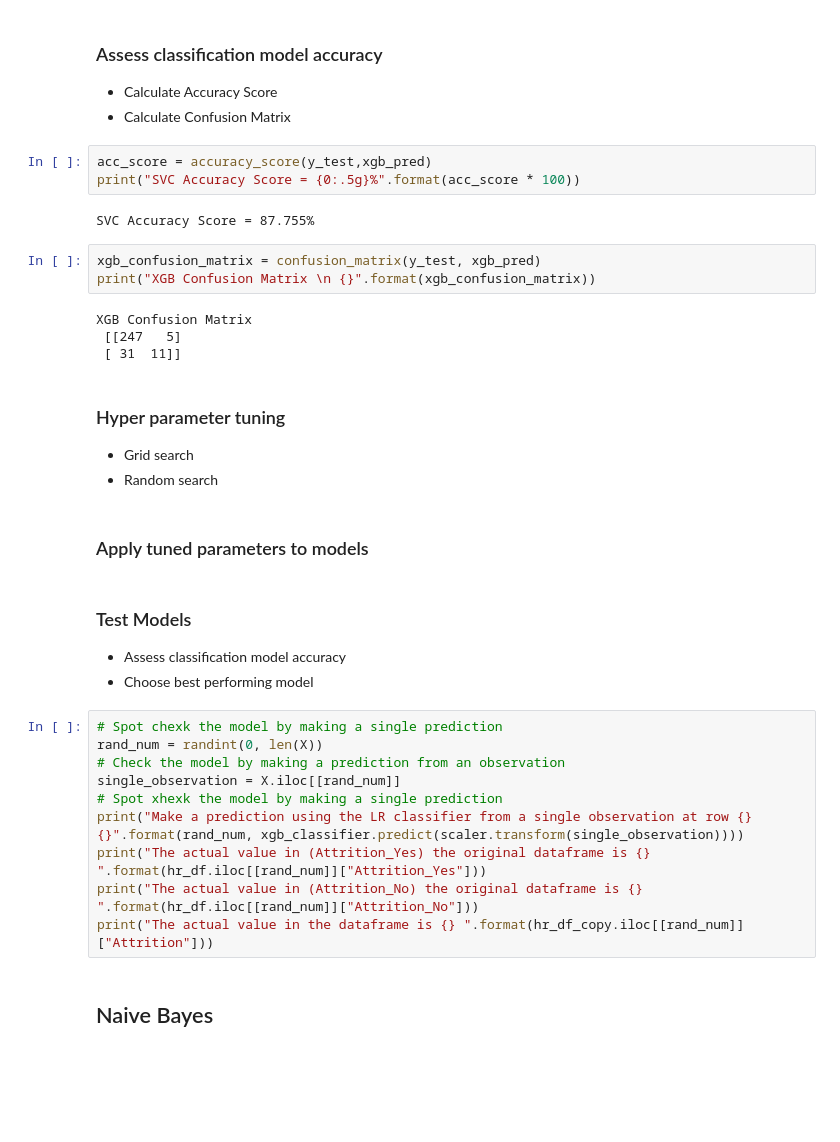
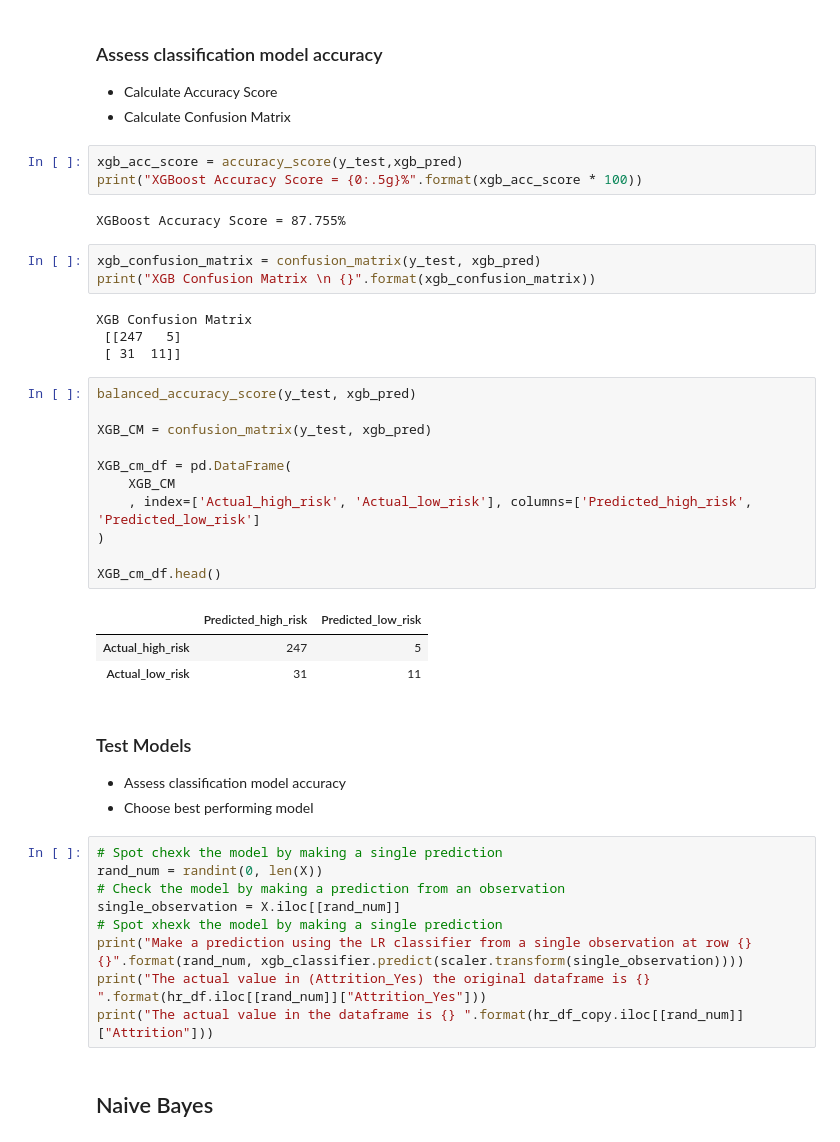
Before and after one commit to lykkelig/Group6_Final_Project, a Jupyter notebook: RonH/Employee_Attrition_Model.ipynb, the cells around one changed output. Cells and saved outputs as stored; diff of their text form; blank space fills up the shorter version.

```diff
--- a/RonH/Employee_Attrition_Model.ipynb
+++ b/RonH/Employee_Attrition_Model.ipynb
@@ -953,10 +905,10 @@ xgb_pred = xgb_classifier.predict(X_test)
 - Calculate Accuracy Score
 - Calculate Confusion Matrix
 # %%
-acc_score = accuracy_score(y_test,xgb_pred)
-print("SVC Accuracy Score = {0:.5g}%".format(acc_score * 100))
+xgb_acc_score = accuracy_score(y_test,xgb_pred)
+print("XGBoost Accuracy Score = {0:.5g}%".format(xgb_acc_score * 100))
 # %% [output]
-SVC Accuracy Score = 87.755%
+XGBoost Accuracy Score = 87.755%
 # %%
 xgb_confusion_matrix = confusion_matrix(y_test, xgb_pred)
 print("XGB Confusion Matrix \n {}".format(xgb_confusion_matrix))
@@ -964,14 +916,21 @@ print("XGB Confusion Matrix \n {}".format(xgb_confusion_matrix))
 XGB Confusion Matrix
  [[247   5]
  [ 31  11]]
-# %% [markdown]
-
-### Hyper parameter tuning
-- Grid search
-- Random search
-# %% [markdown]
-
-### Apply tuned parameters to models
+# %%
+balanced_accuracy_score(y_test, xgb_pred)
+
+XGB_CM = confusion_matrix(y_test, xgb_pred)
+
+XGB_cm_df = pd.DataFrame(
+    XGB_CM
+    , index=['Actual_high_risk', 'Actual_low_risk'], columns=['Predicted_high_risk', 'Predicted_low_risk']
+)
+
+XGB_cm_df.head()
+# %% [output]
+|  | Predicted_high_risk | Predicted_low_risk |
+| Actual_high_risk | 247 | 5 |
+| Actual_low_risk | 31 | 11 |
 # %% [markdown]
 
 ### Test Models
@@ -985,7 +944,6 @@ single_observation = X.iloc[[rand_num]]
 # Spot xhexk the model by making a single prediction
 print("Make a prediction using the LR classifier from a single observation at row {} {}".format(rand_num, xgb_classifier.predict(scaler.transform(single_observation))))
 print("The actual value in (Attrition_Yes) the original dataframe is {} ".format(hr_df.iloc[[rand_num]]["Attrition_Yes"]))
-print("The actual value in (Attrition_No) the original dataframe is {} ".format(hr_df.iloc[[rand_num]]["Attrition_No"]))
 print("The actual value in the dataframe is {} ".format(hr_df_copy.iloc[[rand_num]]["Attrition"]))
 # %% [markdown]
 
```
Also changed, not shown: parts of 59 cells of this notebook.
